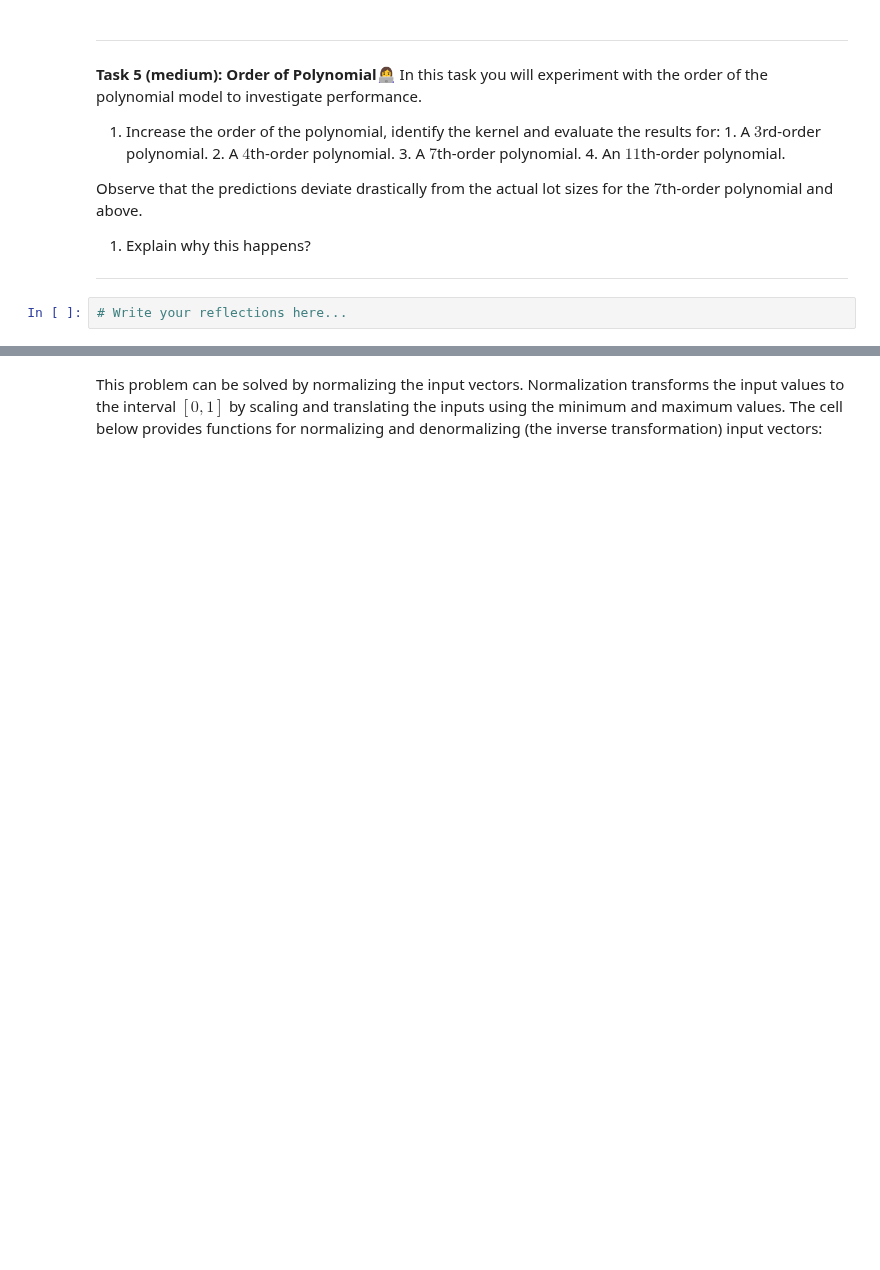
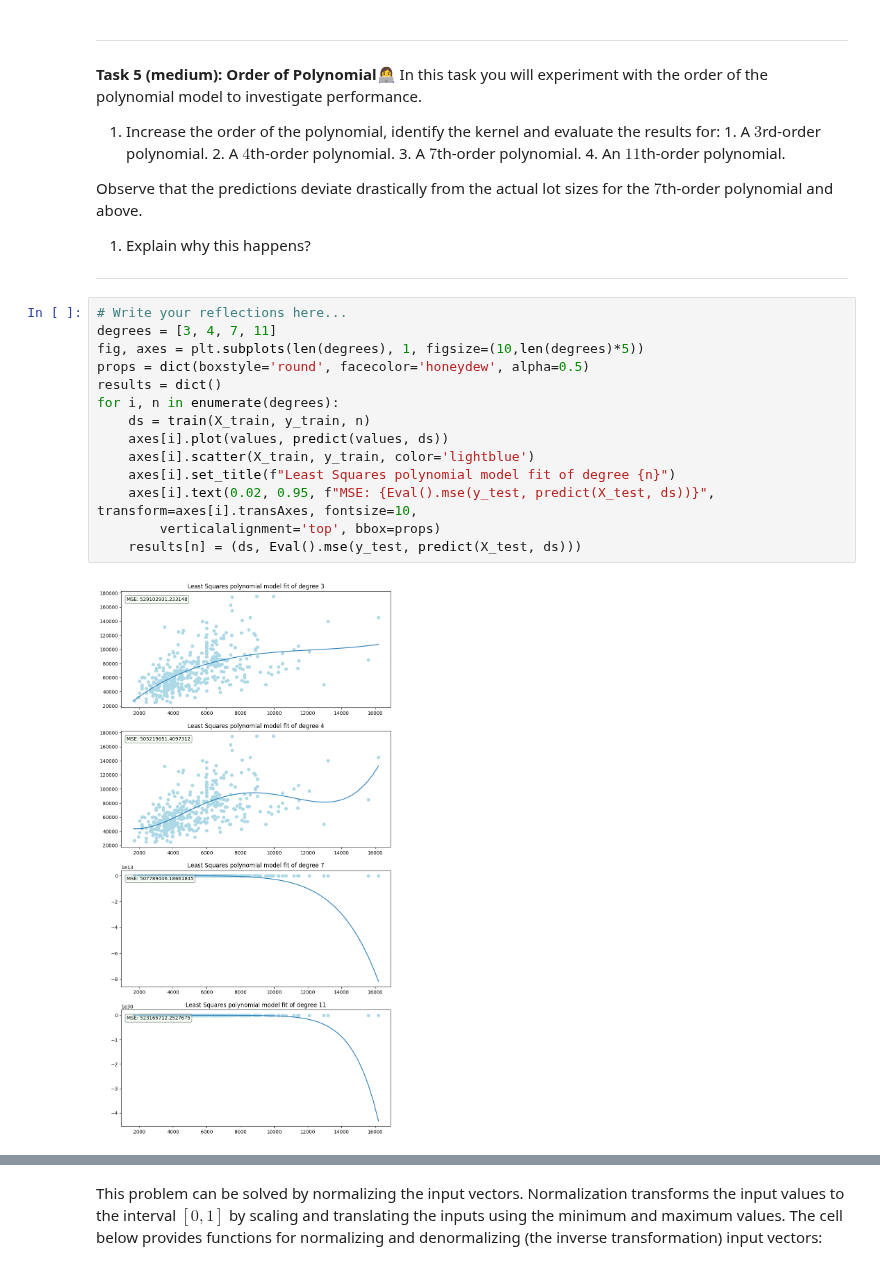
Before and after one commit to Mie-Jonasson/ComputerScienceMasters, a Jupyter notebook: IntroductionToMachineLearning/Exercises/W07/01-polynomial_regression.ipynb, the cells around one changed output, grey strips where cells are left out. Saved outputs shown, nothing was run; the diff lists cells and outputs as text; blank space fills up the shorter version.

```diff
--- a/IntroductionToMachineLearning/Exercises/W07/01-polynomial_regression.ipynb
+++ b/IntroductionToMachineLearning/Exercises/W07/01-polynomial_regression.ipynb
@@ -206,3 +258,17 @@ Observe that the predictions deviate drastically from the actual lot sizes for t
 ---
 # %%
 # Write your reflections here...
+degrees = [3, 4, 7, 11]
+fig, axes = plt.subplots(len(degrees), 1, figsize=(10,len(degrees)*5))
+props = dict(boxstyle='round', facecolor='honeydew', alpha=0.5)
+results = dict()
+for i, n in enumerate(degrees):
+    ds = train(X_train, y_train, n)
+    axes[i].plot(values, predict(values, ds))
+    axes[i].scatter(X_train, y_train, color='lightblue')
+    axes[i].set_title(f"Least Squares polynomial model fit of degree {n}")
+    axes[i].text(0.02, 0.95, f"MSE: {Eval().mse(y_test, predict(X_test, ds))}", transform=axes[i].transAxes, fontsize=10,
+        verticalalignment='top', bbox=props)
+    results[n] = (ds, Eval().mse(y_test, predict(X_test, ds)))
+# %% [output]
+[figure, added]
```
Also changed, not shown: parts of 15 cells of this notebook, 1 other file.
